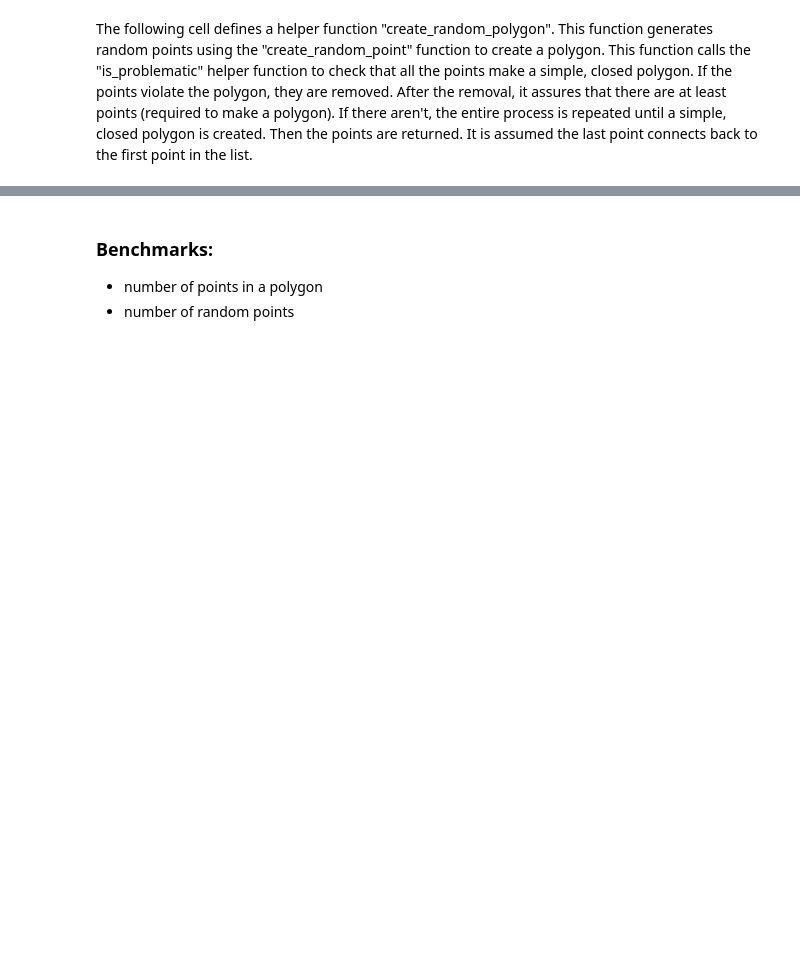
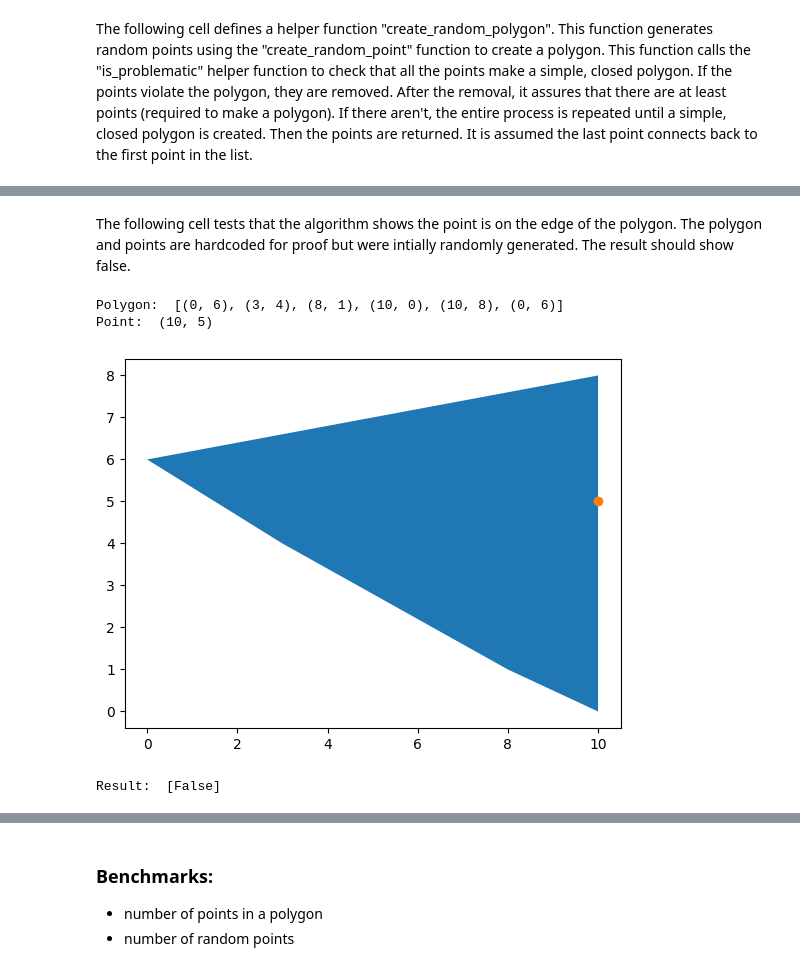
Before and after one commit to ThomasBenzshawel/lab2_newAlgo, a Jupyter notebook: bley_benzshawel_lab02.ipynb, the cells around one changed output, grey strips where cells are left out. Cells and saved outputs as stored; diff of their text form; code cells hidden in the pictures; blank space fills up the shorter version.

```diff
--- a/bley_benzshawel_lab02.ipynb
+++ b/bley_benzshawel_lab02.ipynb
@@ -227,0 +233,21 @@ def benchmark(polygon, point):
+# %% [markdown]
+The following cell tests that the algorithm shows the point is on the edge of the polygon. The polygon and points are hardcoded for proof but were intially randomly generated. The result should show false.
+# %%
+# CREATE POLYGON
+testing_polygon = [(0, 6), (3, 4), (8, 1), (10, 0), (10, 8), (0, 6)]
+print('Polygon: ', testing_polygon)
+
+# CREATE MASTER POINT
+point = (10, 5)
+print('Point: ', point)
+
+# VISUALIZE
+visualize_polygon(testing_polygon, [point])
+
+# RUN ALGORITHM
+print('Result: ', is_inside([point], testing_polygon))
+# %% [output]
+Polygon:  [(0, 6), (3, 4), (8, 1), (10, 0), (10, 8), (0, 6)]
+Point:  (10, 5)
+[figure, added]
+Result:  [False]
```
Also changed, not shown: parts of 37 cells of this notebook.
